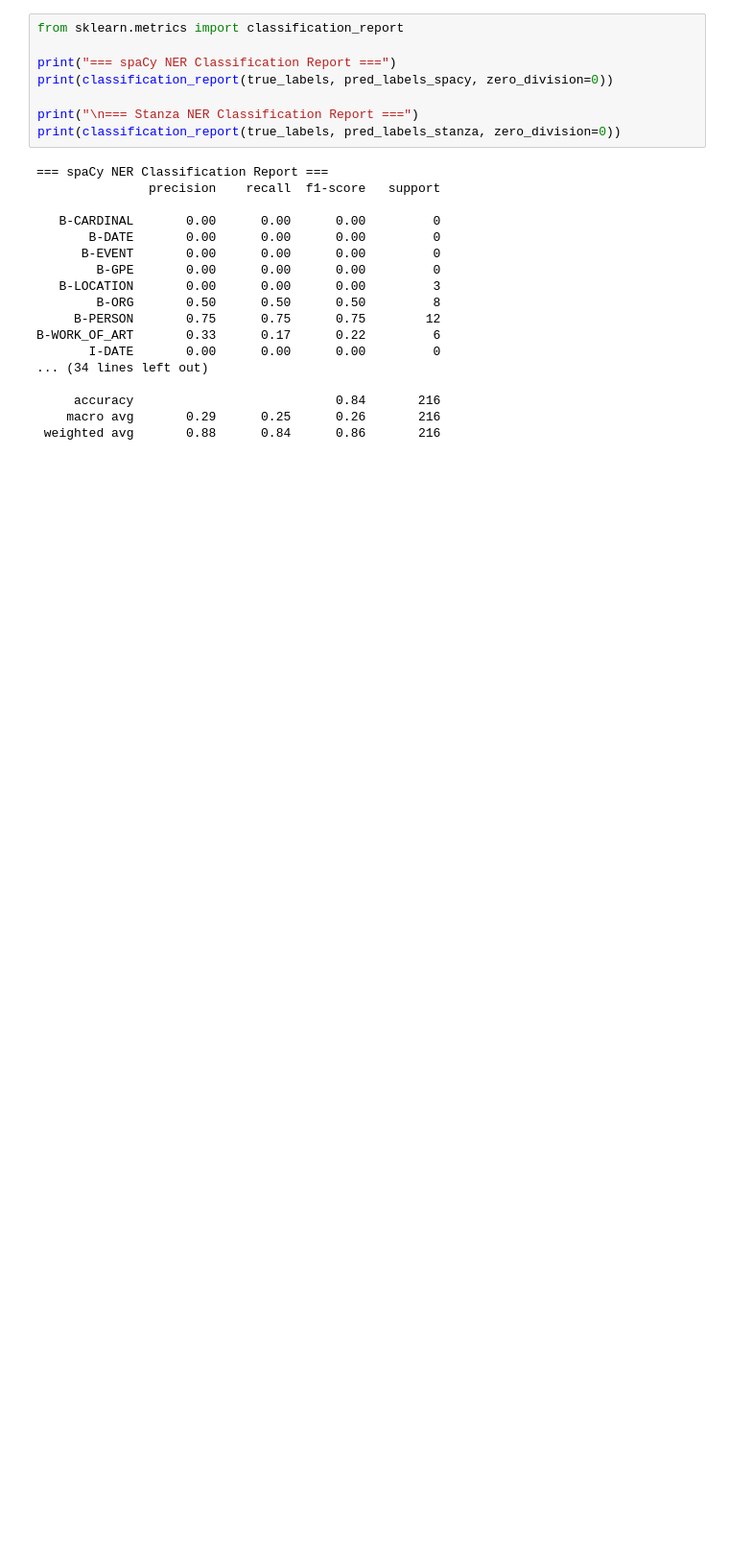
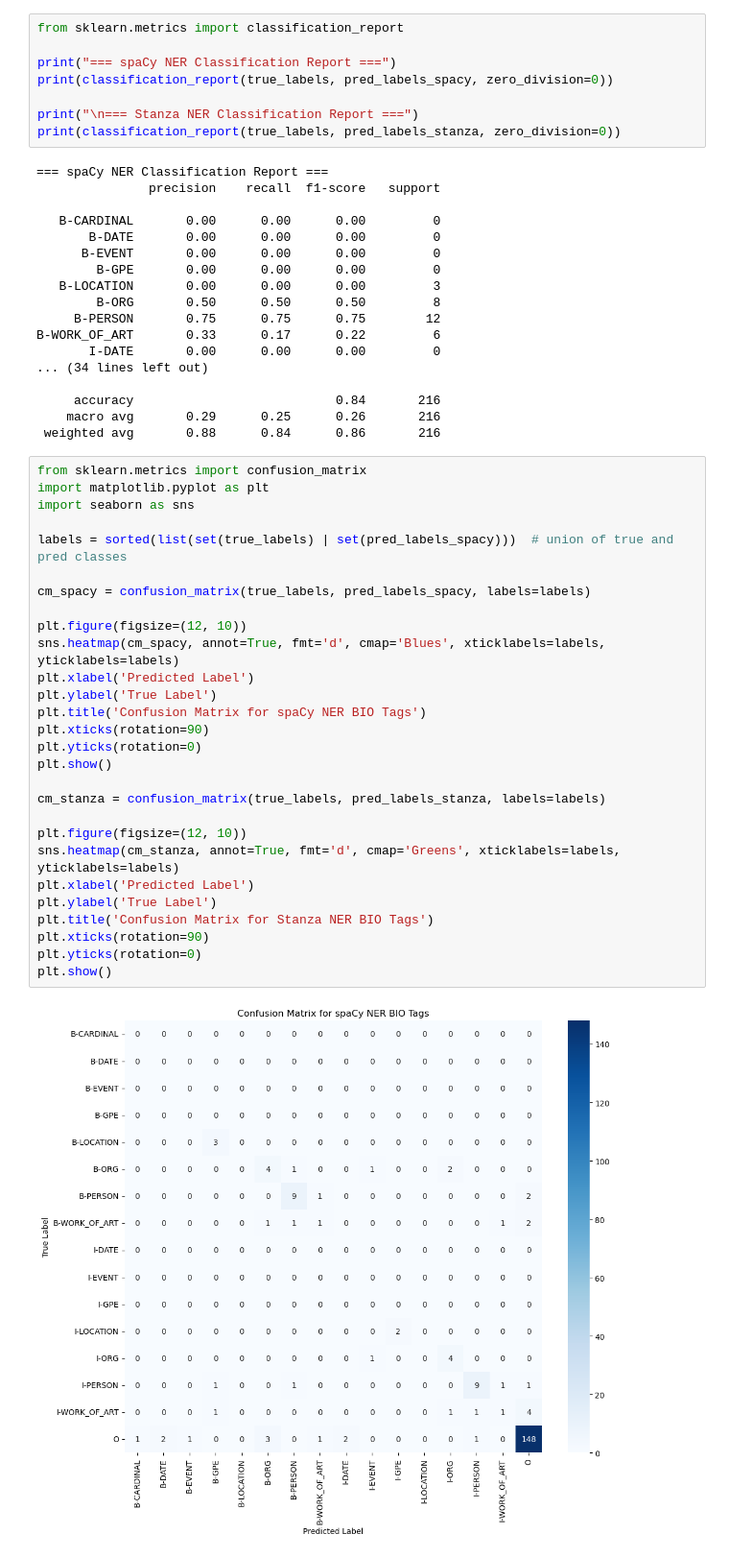
Before and after one commit to Vseonym/Text-Mining-For-AI, a Jupyter notebook: NER/ner.ipynb, the cells around one changed output. Shown at 96% size. Saved outputs shown, nothing was run; the diff lists cells and outputs as text; blank space fills up the shorter version.

Commit message:
added confusion matrix for NERC

```diff
--- a/NER/ner.ipynb
+++ b/NER/ner.ipynb
@@ -157,3 +157,33 @@ B-WORK_OF_ART       0.33      0.17      0.22         6
      accuracy                           0.84       216
     macro avg       0.29      0.25      0.26       216
  weighted avg       0.88      0.84      0.86       216
+# %%
+from sklearn.metrics import confusion_matrix
+import matplotlib.pyplot as plt
+import seaborn as sns
+
+labels = sorted(list(set(true_labels) | set(pred_labels_spacy)))  # union of true and pred classes
+
+cm_spacy = confusion_matrix(true_labels, pred_labels_spacy, labels=labels)
+
+plt.figure(figsize=(12, 10))
+sns.heatmap(cm_spacy, annot=True, fmt='d', cmap='Blues', xticklabels=labels, yticklabels=labels)
+plt.xlabel('Predicted Label')
+plt.ylabel('True Label')
+plt.title('Confusion Matrix for spaCy NER BIO Tags')
+plt.xticks(rotation=90)
+plt.yticks(rotation=0)
+plt.show()
+
+cm_stanza = confusion_matrix(true_labels, pred_labels_stanza, labels=labels)
+
+plt.figure(figsize=(12, 10))
+sns.heatmap(cm_stanza, annot=True, fmt='d', cmap='Greens', xticklabels=labels, yticklabels=labels)
+plt.xlabel('Predicted Label')
+plt.ylabel('True Label')
+plt.title('Confusion Matrix for Stanza NER BIO Tags')
+plt.xticks(rotation=90)
+plt.yticks(rotation=0)
+plt.show()
+# %% [output]
+[figure, added]
```
Also changed, not shown: parts of 1 cell of this notebook.
